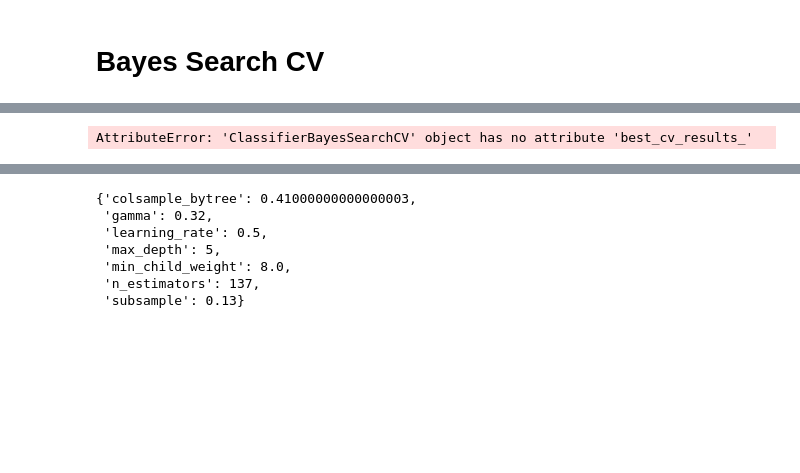
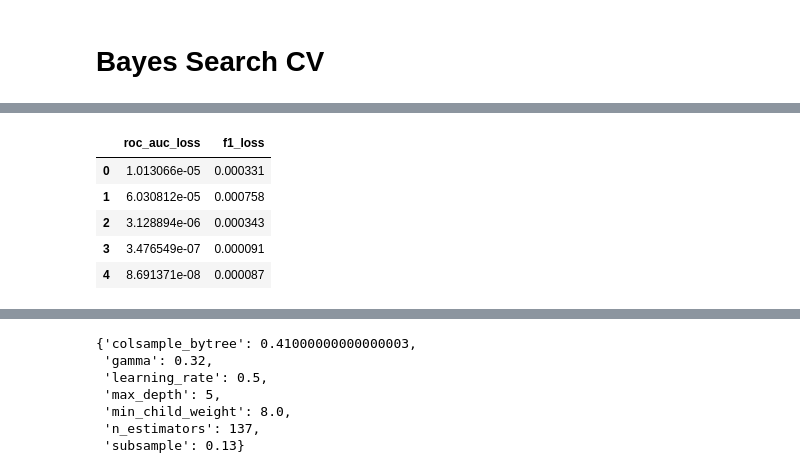
Before and after one commit to hsteinshiromoto/training.bayesian_hyperparameter_optimization, a Jupyter notebook: notebooks/hyperopt_xgbclassifier.ipynb, the cells around one changed output, grey strips where cells are left out. Saved outputs shown, nothing was run; the diff lists cells and outputs as text; code cells hidden in the pictures; blank space fills up the shorter version.

```diff
--- a/notebooks/hyperopt_xgbclassifier.ipynb
+++ b/notebooks/hyperopt_xgbclassifier.ipynb
@@ -434,10 +441,9 @@ space = {
         'min_child_weight' : hp.quniform('min_child_weight', 1, 10, 1),
         'subsample' : hp.quniform('subsample', 0.1, 1, 0.01),
         'colsample_bytree' : hp.quniform('colsample_bytree', 0.1, 1.0, 0.01),
-        # 'eval_metric': hp.choice("eval_metric", ["logloss"])
         'eval_metric': "logloss"
         }
 
-cv = ClassifierBayesSearchCV(XGBClassifier(learning_rate=0.1), param_distributions=space, scoring=["roc_auc", "f1"], cv=StratifiedKFold())
+cv = BayesSearchCV(XGBClassifier(learning_rate=0.1), param_distributions=space, scoring=["roc_auc", "f1"], cv=StratifiedKFold())
 cv.fit(X_train, y_train)
 # %% [output]
@@ -445,4 +455,9 @@ cv.fit(X_train, y_train)
 # %%
-cv.best_cv_results_
+cv.cv_results_
 # %% [output]
-AttributeError: 'ClassifierBayesSearchCV' object has no attribute 'best_cv_results_'
+|  | roc_auc_loss | f1_loss |
+| 0 | 1.013066e-05 | 0.000331 |
+| 1 | 6.030812e-05 | 0.000758 |
+| 2 | 3.128894e-06 | 0.000343 |
+| 3 | 3.476549e-07 | 0.000091 |
+| 4 | 8.691371e-08 | 0.000087 |
```
Also changed, not shown: parts of 4 cells of this notebook.
